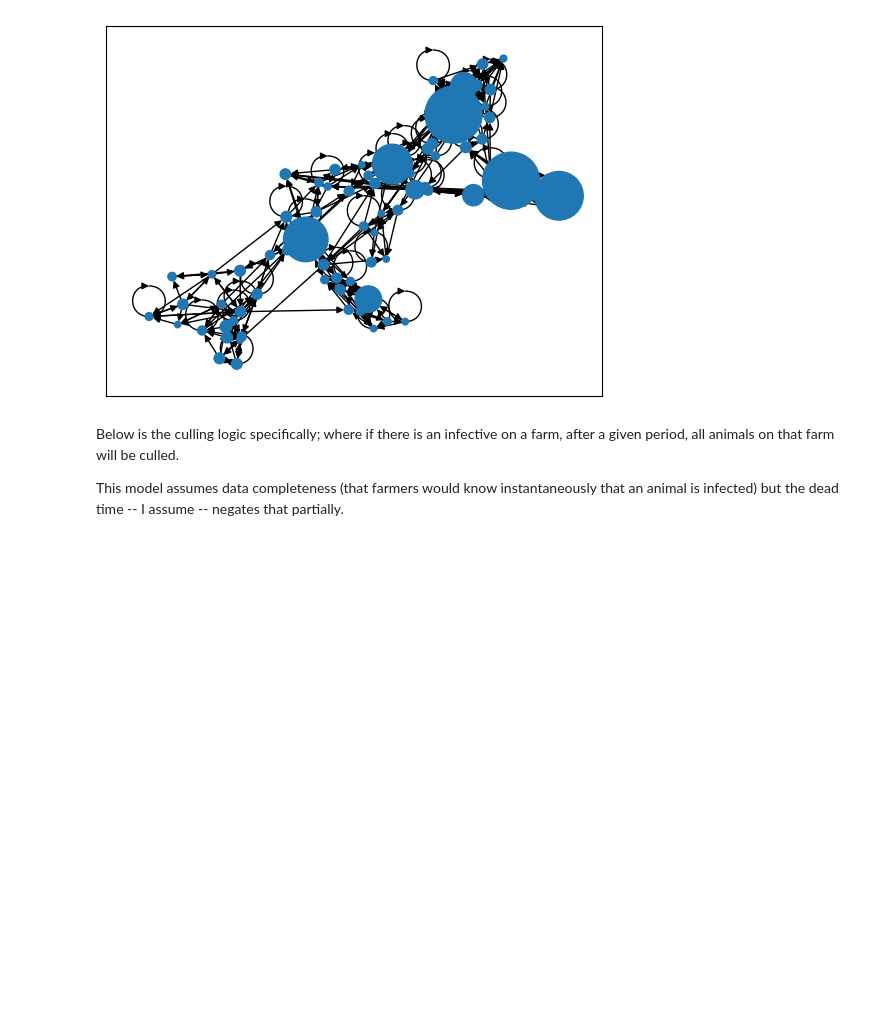
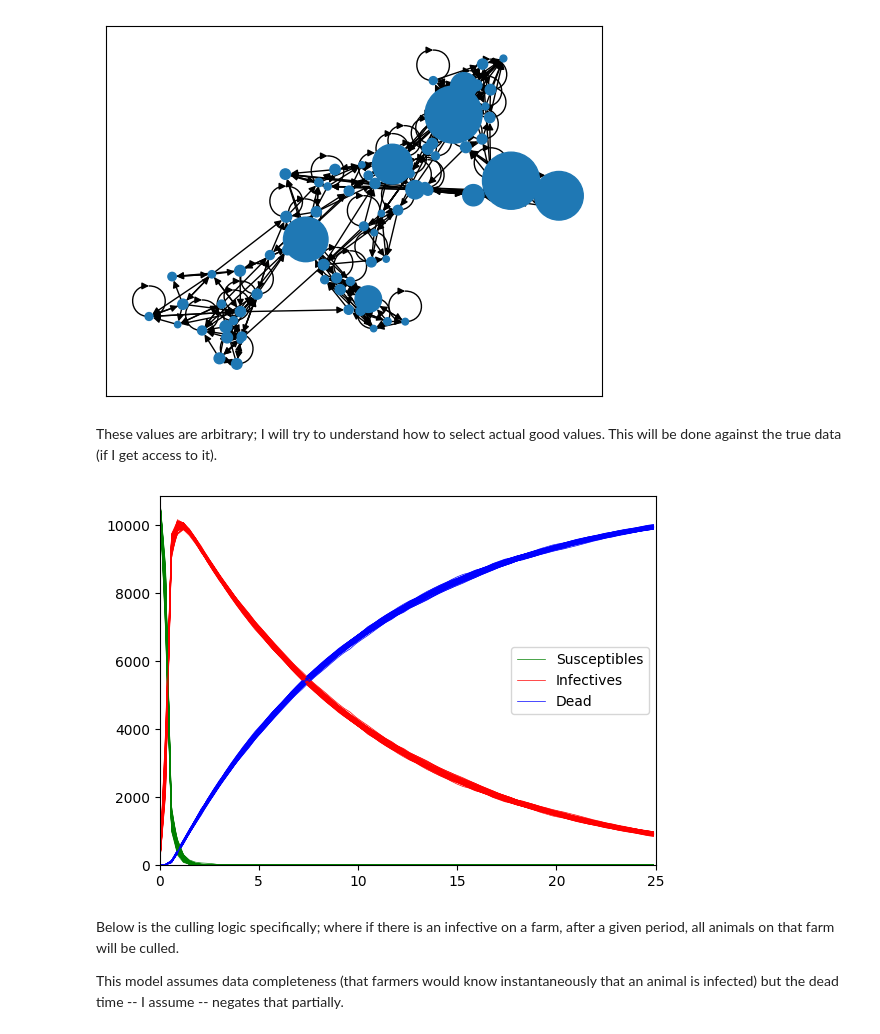
Before and after one commit to r-okotie179/diseaseModelling, a Jupyter notebook: culling_and_policy.ipynb, the cells around one changed output. Saved outputs shown, nothing was run; the diff lists cells and outputs as text; code cells hidden in the pictures; blank space fills up the shorter version.

```diff
--- a/culling_and_policy.ipynb
+++ b/culling_and_policy.ipynb
@@ -238,3 +238,5 @@ node_sizes = [G.nodes[node]['N'] for node in G.nodes]
 nx.draw_networkx(G, pos=pos, node_size=node_sizes, arrows=True, with_labels=False)
 # %% [output]
 [figure]
+# %% [markdown]
+These values are arbitrary; I will try to understand how to select actual good values. This will be done against the true data (if I get access to it).
@@ -240,0 +247,8 @@ nx.draw_networkx(G, pos=pos, node_size=node_sizes, arrows=True, with_labels=Fals
+# %%
+def delta_s(s, i, t):
+  e = beta * s * i * t
+  return np.random.poisson(lam=e)
+
+def delta_d(i, t):
+  e = alpha * i * t
+  return np.random.poisson(lam=e)
@@ -241,3 +295,60 @@ nx.draw_networkx(G, pos=pos, node_size=node_sizes, arrows=True, with_labels=Fals
+# %%
+def delta_helper(node):
+  s = G.nodes[node]['S'][-1] + G.nodes[node]['dS']
+  G.nodes[node]['S'].append(s)
+
+  i = G.nodes[node]['I'][-1] + G.nodes[node]['dI']
+  G.nodes[node]['I'].append(i)
+
+  d = G.nodes[node]['D'][-1] + G.nodes[node]['dD']
+  G.nodes[node]['D'].append(d)
+# %%
+tot = np.array([G.nodes[node]['N'] for node in G.nodes])
+total = tot.sum()
+
+for tung in range(102):
+  for node in G.nodes:
+    # resets
+    G.nodes[node]["S"] = [int(G.nodes[node]["N"])]
+    G.nodes[node]["I"] = [0]
+    G.nodes[node]["D"] = [0]
+    G.nodes[node]["dS"] = 0
+    G.nodes[node]["dI"] = 0
+    G.nodes[node]["dD"] = 0
+
+  time_range = 25 # days
+  dt = .3 #day
+
+  for step in range(int(time_range / dt)):
+    for node in G.nodes:
+      inter_farm(node, dt, step)
+
+    for node in G.nodes:
+      delta_helper(node)
+
+  # collect the sum of attributes across the network
+  s_matrix = np.array([G.nodes[node]['S'] for node in G.nodes])
+  s = s_matrix.sum(axis=0).tolist()
+
+  i_matrix = np.array([G.nodes[node]['I'] for node in G.nodes])
+  i = i_matrix.sum(axis=0).tolist()
+
+  d_matrix = np.array([G.nodes[node]['D'] for node in G.nodes])
+  d = d_matrix.sum(axis=0).tolist()
+
+  t = [step * dt for step in range(len(s))]
+
+  plt.plot(t, s, color='g', lw=0.5, label='Susceptibles'if tung==0 else '')
+  plt.plot(t, i, color='r', lw=0.5, label='Infectives' if tung==0 else '')
+  plt.plot(t, d, color='b', lw=0.5, label='Dead' if tung==0 else '')
+
+plt.xlim(0, time_range)
+plt.ylim(0, total)
+plt.legend()
+
+plt.show()
+# %% [output]
+[figure, added]
 # %% [markdown]
 Below is the culling logic specifically; where if there is an infective on a farm, after a given period, all animals on that farm will be culled.
 
```
Also changed, not shown: parts of 2 cells of this notebook.
